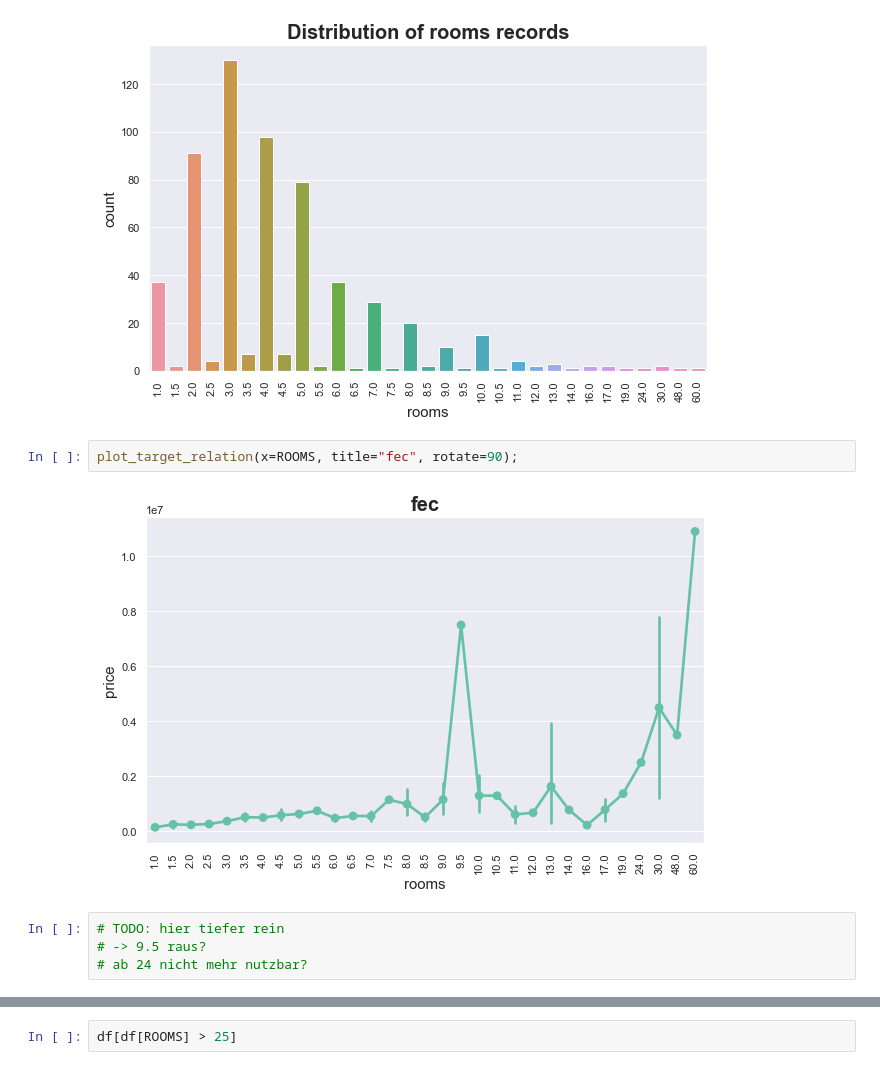
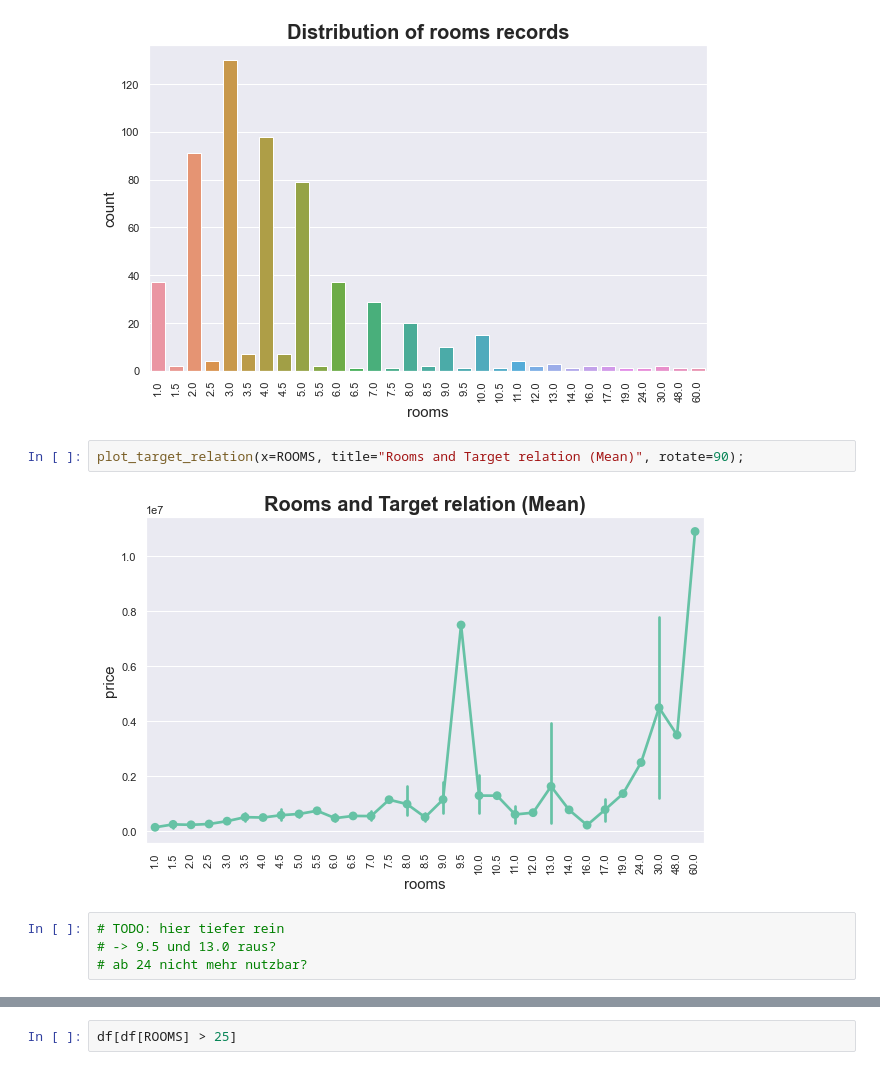
Before and after one commit to enricogoerlitz/Price-Predictor, a Jupyter notebook: project/modelling/01_eda.ipynb, the cells around one changed output, grey strips where cells are left out. Saved outputs shown, nothing was run; the diff lists cells and outputs as text.

```diff
--- a/project/modelling/01_eda.ipynb
+++ b/project/modelling/01_eda.ipynb
@@ -311,11 +318,11 @@ countplot_rotate(x=ROOMS, rotate=90)
 # %% [output]
 [figure]
 # %%
-plot_target_relation(x=ROOMS, title="fec", rotate=90);
+plot_target_relation(x=ROOMS, title="Rooms and Target relation (Mean)", rotate=90);
 # %% [output]
-[figure, old version]
+[figure, new version]
 # %%
 # TODO: hier tiefer rein
-# -> 9.5 raus?
+# -> 9.5 und 13.0 raus?
 # ab 24 nicht mehr nutzbar?
 # %%
```
Also changed, not shown: parts of 40 cells of this notebook, 1 other file.
